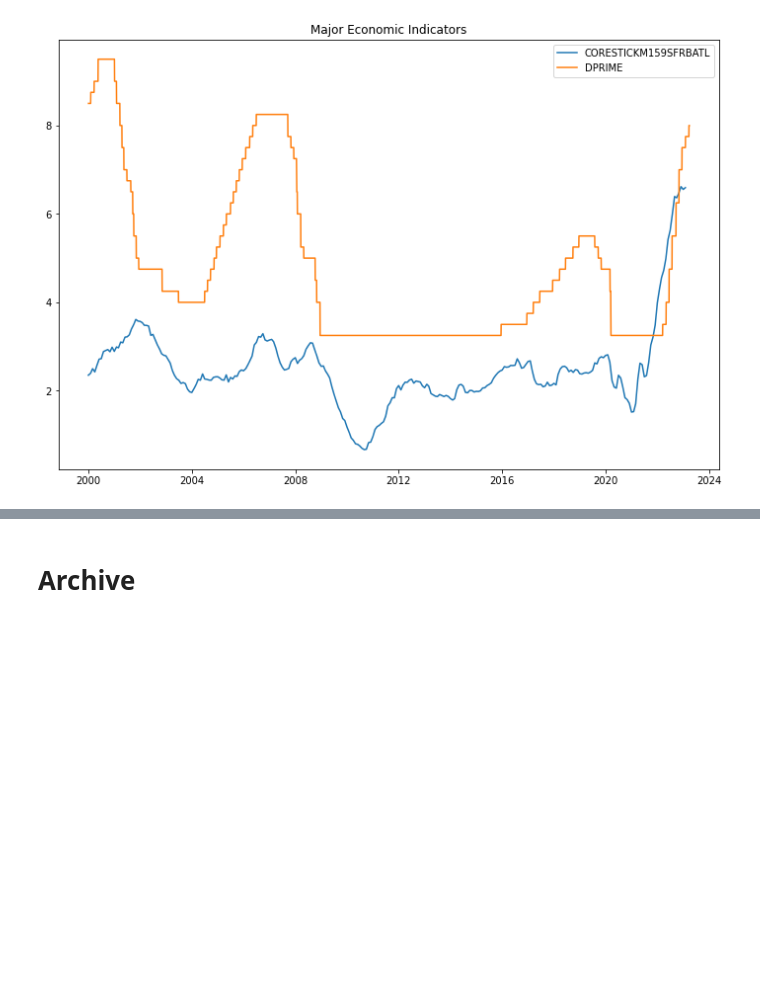
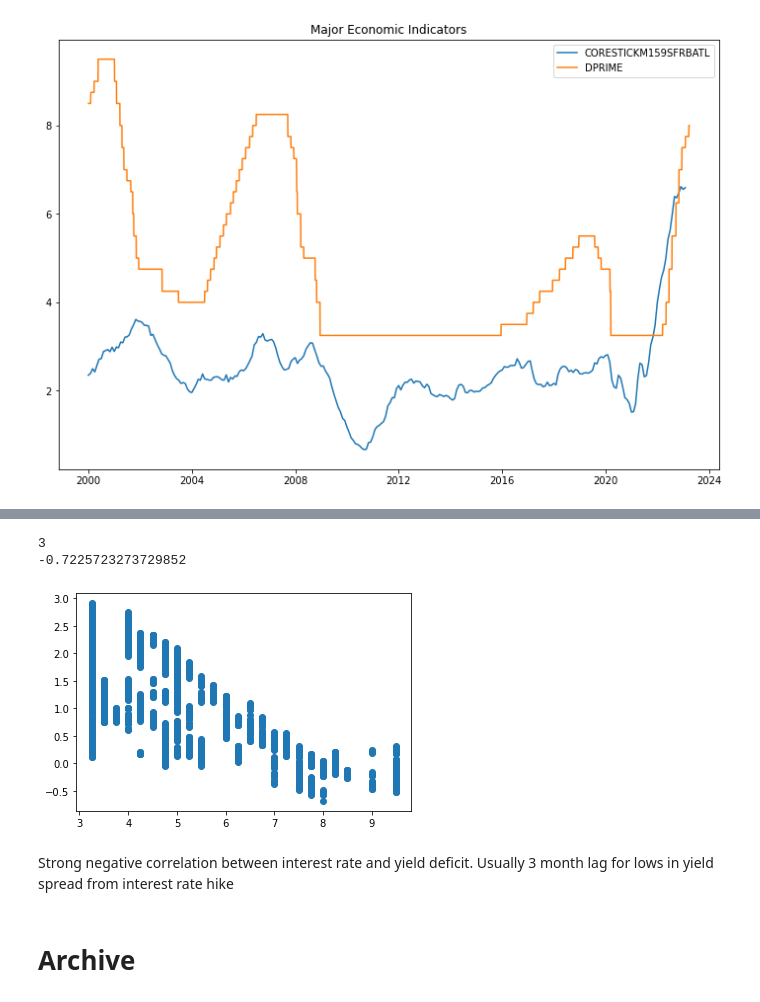
Before and after one commit to sohnnick/TradingBotExplore, a Jupyter notebook: playground.ipynb, the cells around one changed output, grey strips where cells are left out. Drawn from its saved outputs; the diff is of its cells as text; code cells hidden in the pictures; blank space fills up the shorter version.

```diff
--- a/playground.ipynb
+++ b/playground.ipynb
@@ -20,6 +20,33 @@ def pullHistoricalPrices(tickers):
     for ticker_i in tickers:
         ticker_histories[ticker_i] = yf.Ticker(ticker_i).history(period="max").reset_index()
     return ticker_histories
+# %%
+def shiftDf(indicators_histories, indicator_1, indicator_2, shift):
+    df_a = indicators_histories[indicator_1].set_index('date')
+    df_b = indicators_histories[indicator_2].set_index('date')
+    df_b = df_b.shift(periods=shift*30)
+    df_join = df_a.join(df_b, how='inner', lsuffix='_a', rsuffix='_b')
+
+    df_join = df_join[(df_join.value_b.notnull()) & (df_join.value_b.notnull())]
+
+    return df_join
+# %%
+def getOptimalShiftDf(indicators_histories, indicator_1, indicator_2):
+    corrs_list = list()
+
+    for i in range(20):
+        df_join = shiftDf(indicators_histories, indicator_1, indicator_2, i)
+
+        temp_obj = dict()
+        corr, _ = pearsonr(df_join['value_a'], df_join['value_b'])
+        temp_obj['shift'] = i
+        temp_obj['corr'] = corr
+
+        corrs_list.append(temp_obj)
+
+    df_corrs = pd.DataFrame(corrs_list)
+
+    return df_corrs
 # %% [markdown]
 # Pull Data
 # %%
@@ -96,3 +143,20 @@ print(corr)
+# %%
+df_corrs = getOptimalShiftDf(indicators_histories, 'DPRIME', 'T10Y2Y')
+df_corrs['abs_corr'] = df_corrs['corr'].apply(lambda x: abs(x))
+# %%
+optimal_shift = df_corrs.sort_values('abs_corr', ascending=False).head(1)['shift'].values[0]
+df_join = shiftDf(indicators_histories, 'DPRIME', 'T10Y2Y', optimal_shift).reset_index()
+
+plt.scatter(df_join['value_a'], df_join['value_b'])
+corr, _ = pearsonr(df_join['value_a'], df_join['value_b'])
+print(optimal_shift)
+print(corr)
+# %% [output]
+3
+-0.7225723273729852
+[figure, added]
+# %% [markdown]
+Strong negative correlation between interest rate and yield deficit. Usually 3 month lag for lows in yield spread from interest rate hike
 # %% [markdown]
 # Archive
 # %%
```
Also changed, not shown: parts of 6 cells of this notebook.
